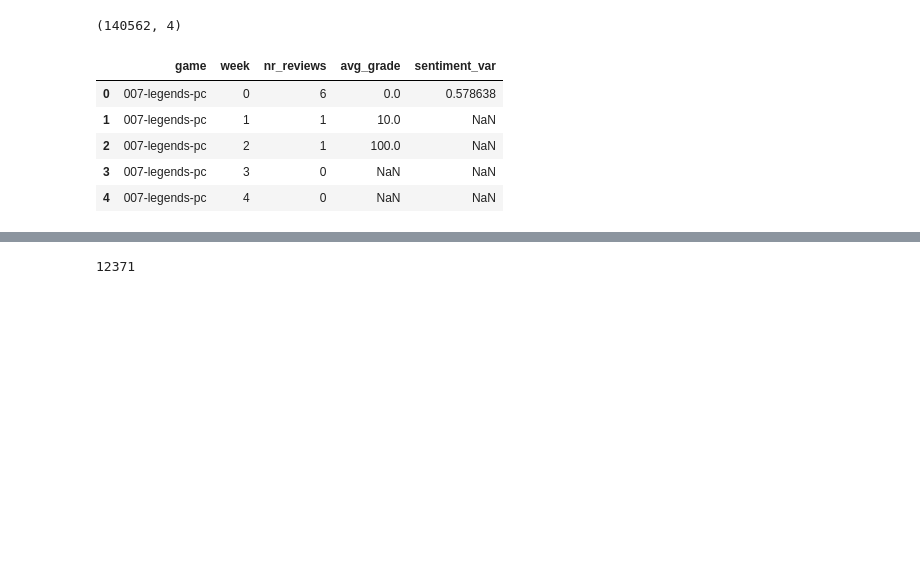
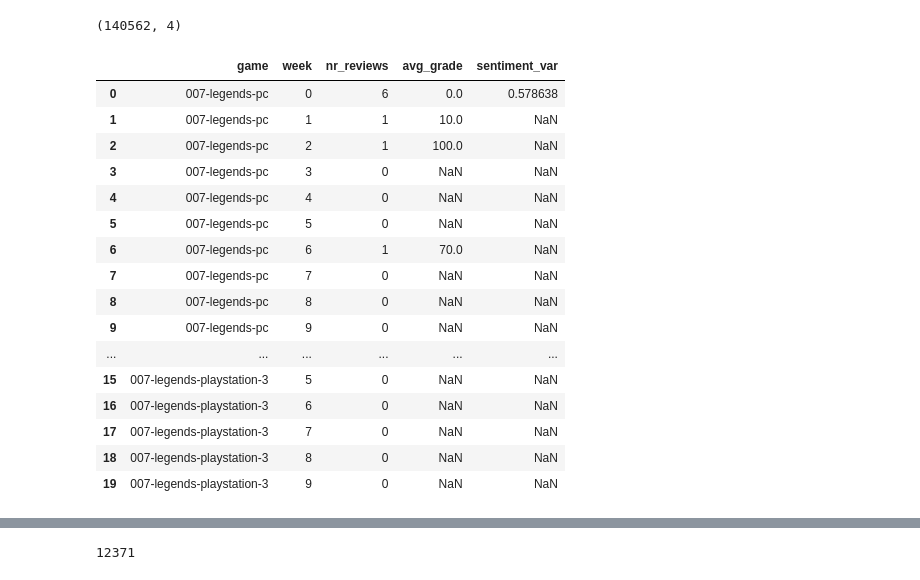
Before and after one commit to Wolfpack-Inc/stategy-business-models, a Jupyter notebook: data-cleaning/weeks-volume-reviews.ipynb, the cells around one changed output, grey strips where cells are left out. Cells and saved outputs as stored; diff of their text form; code cells hidden in the pictures; blank space fills up the shorter version.

```diff
--- a/weeks-volume-reviews.ipynb
+++ b/data-cleaning/weeks-volume-reviews.ipynb
@@ -248,11 +258,22 @@ reviews_grouped.shape
 # %%
 user_reviews = pd.merge(user_reviews, reviews_grouped, how='left', on=['game', 'week'])
 # %%
-user_reviews.head()
+user_reviews.head(20)
 # %% [output]
 |  | game | week | nr_reviews | avg_grade | sentiment_var |
 | 0 | 007-legends-pc | 0 | 6 | 0.0 | 0.578638 |
 | 1 | 007-legends-pc | 1 | 1 | 10.0 | NaN |
 | 2 | 007-legends-pc | 2 | 1 | 100.0 | NaN |
 | 3 | 007-legends-pc | 3 | 0 | NaN | NaN |
 | 4 | 007-legends-pc | 4 | 0 | NaN | NaN |
+| 5 | 007-legends-pc | 5 | 0 | NaN | NaN |
+| 6 | 007-legends-pc | 6 | 1 | 70.0 | NaN |
+| 7 | 007-legends-pc | 7 | 0 | NaN | NaN |
+| 8 | 007-legends-pc | 8 | 0 | NaN | NaN |
+| 9 | 007-legends-pc | 9 | 0 | NaN | NaN |
+| ... | ... | ... | ... | ... | ... |
+| 15 | 007-legends-playstation-3 | 5 | 0 | NaN | NaN |
+| 16 | 007-legends-playstation-3 | 6 | 0 | NaN | NaN |
+| 17 | 007-legends-playstation-3 | 7 | 0 | NaN | NaN |
+| 18 | 007-legends-playstation-3 | 8 | 0 | NaN | NaN |
+| 19 | 007-legends-playstation-3 | 9 | 0 | NaN | NaN |
```
Also changed, not shown: parts of 21 cells of this notebook, 8 other files.
